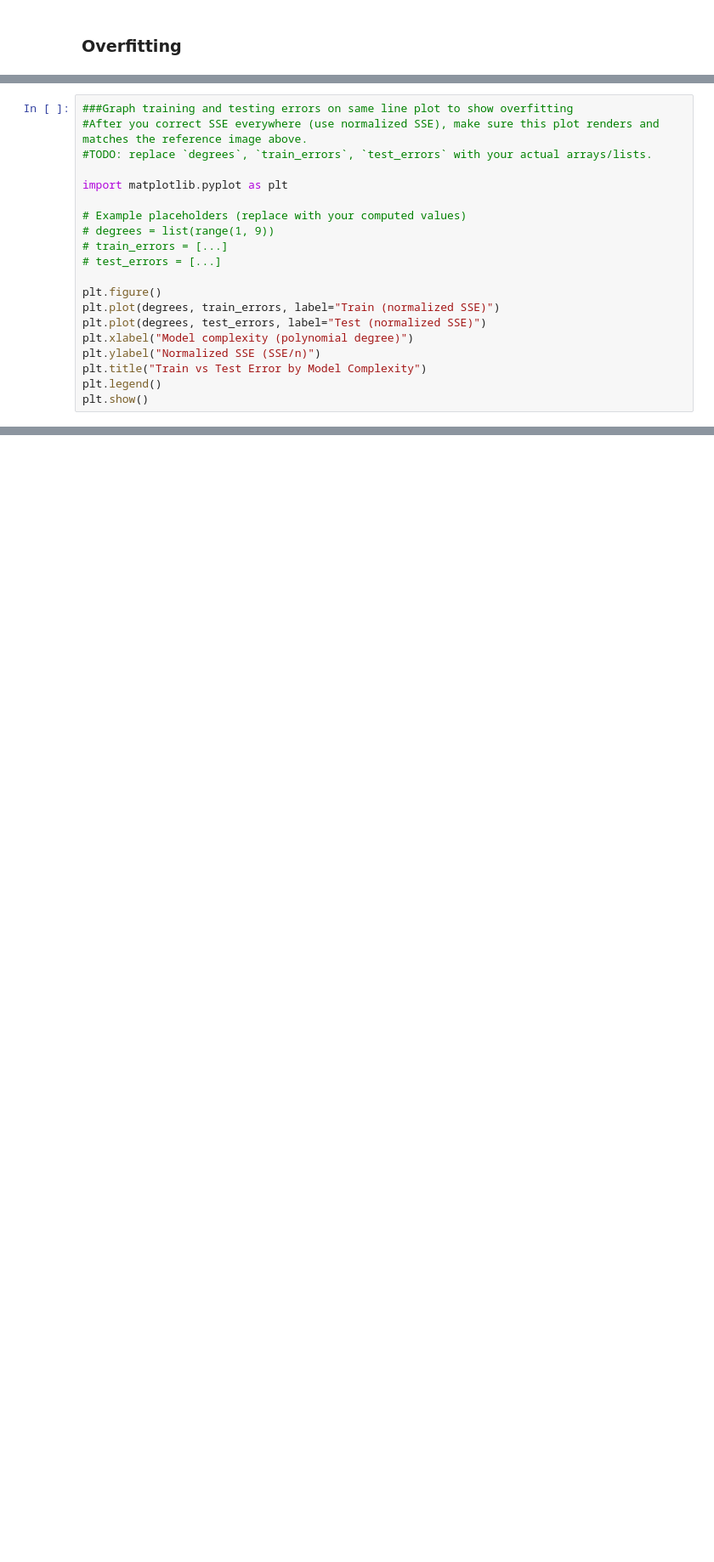
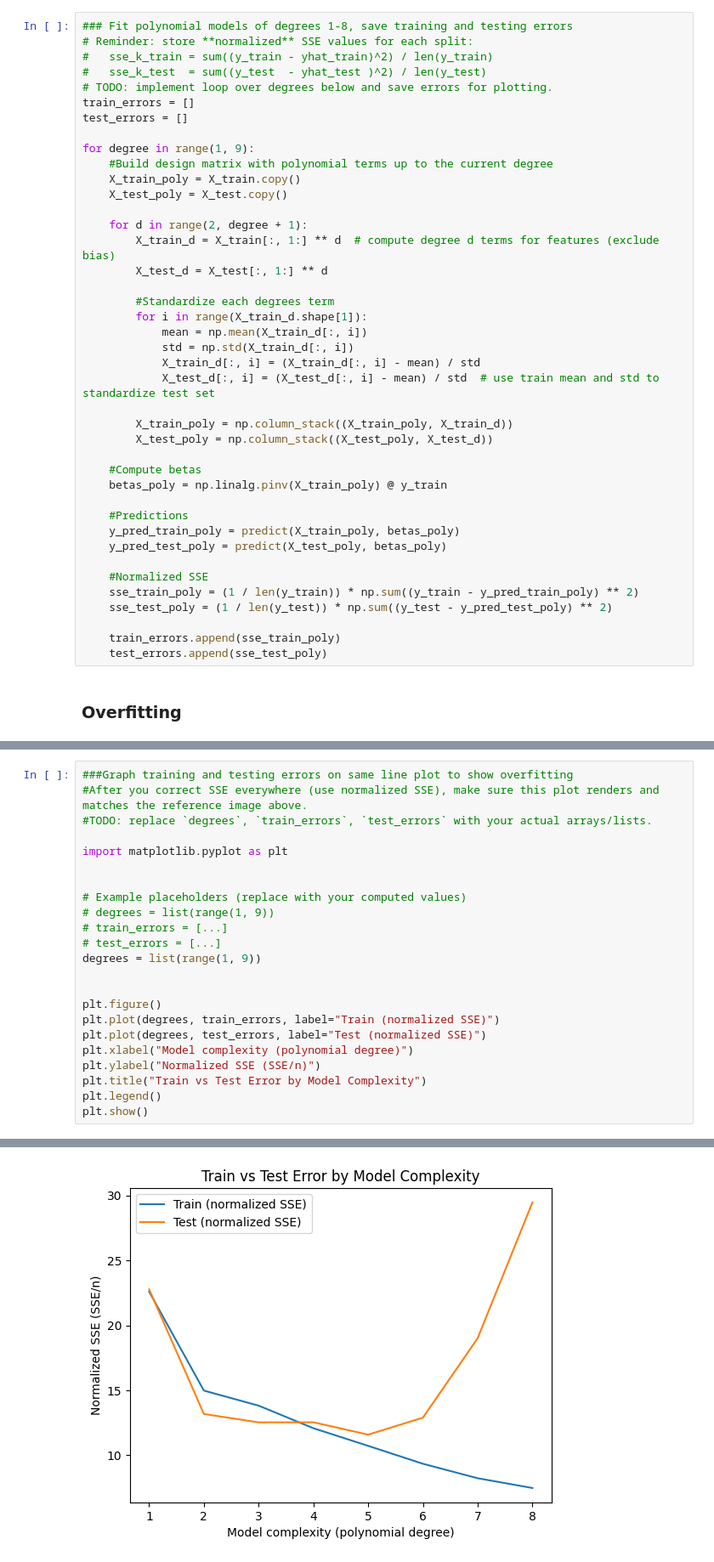
Before and after one commit to james-torgerson/DS_3025_project_2, a Jupyter notebook: project2_studentcopy.ipynb, the cells around one changed output, grey strips where cells are left out. Shown at 85% size. Drawn from its saved outputs; the diff is of its cells as text; blank space fills up the shorter version.

```diff
--- a/project2_studentcopy.ipynb
+++ b/project2_studentcopy.ipynb
@@ -592,3 +685,44 @@ plt.show()
+# %%
+### Fit polynomial models of degrees 1-8, save training and testing errors
+# Reminder: store **normalized** SSE values for each split:
+#   sse_k_train = sum((y_train - yhat_train)^2) / len(y_train)
+#   sse_k_test  = sum((y_test  - yhat_test )^2) / len(y_test)
+# TODO: implement loop over degrees below and save errors for plotting.
+train_errors = []
+test_errors = []
+
+for degree in range(1, 9):
+    #Build design matrix with polynomial terms up to the current degree
+    X_train_poly = X_train.copy()
+    X_test_poly = X_test.copy()
+
+    for d in range(2, degree + 1):
+        X_train_d = X_train[:, 1:] ** d  # compute degree d terms for features (exclude bias)
+        X_test_d = X_test[:, 1:] ** d
+
+        #Standardize each degrees term
+        for i in range(X_train_d.shape[1]):
+            mean = np.mean(X_train_d[:, i])
+            std = np.std(X_train_d[:, i])
+            X_train_d[:, i] = (X_train_d[:, i] - mean) / std
+            X_test_d[:, i] = (X_test_d[:, i] - mean) / std  # use train mean and std to standardize test set
+
+        X_train_poly = np.column_stack((X_train_poly, X_train_d))
+        X_test_poly = np.column_stack((X_test_poly, X_test_d))
+
+    #Compute betas
+    betas_poly = np.linalg.pinv(X_train_poly) @ y_train
+
+    #Predictions
+    y_pred_train_poly = predict(X_train_poly, betas_poly)
+    y_pred_test_poly = predict(X_test_poly, betas_poly)
+
+    #Normalized SSE
+    sse_train_poly = (1 / len(y_train)) * np.sum((y_train - y_pred_train_poly) ** 2)
+    sse_test_poly = (1 / len(y_test)) * np.sum((y_test - y_pred_test_poly) ** 2)
+
+    train_errors.append(sse_train_poly)
+    test_errors.append(sse_test_poly)
 # %% [markdown]
 ### Overfitting
 # %% [markdown]
@@ -604,10 +738,13 @@ plt.show()
 
 import matplotlib.pyplot as plt
 
+
 # Example placeholders (replace with your computed values)
 # degrees = list(range(1, 9))
 # train_errors = [...]
 # test_errors = [...]
+degrees = list(range(1, 9))
+
 
 plt.figure()
 plt.plot(degrees, train_errors, label="Train (normalized SSE)")
@@ -622,0 +758 @@ NameError: name 'degrees' is not defined
+[figure, added]
```
Also changed, not shown: parts of 11 cells of this notebook.
